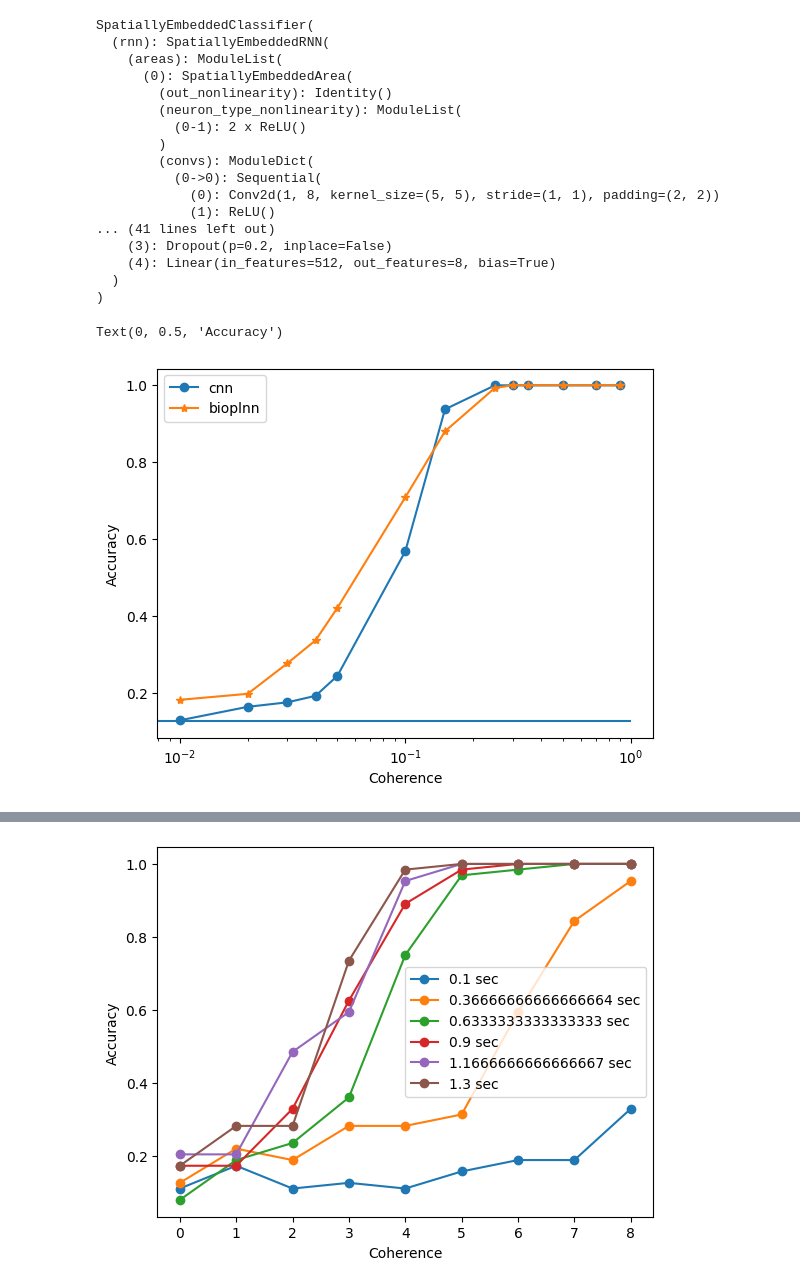
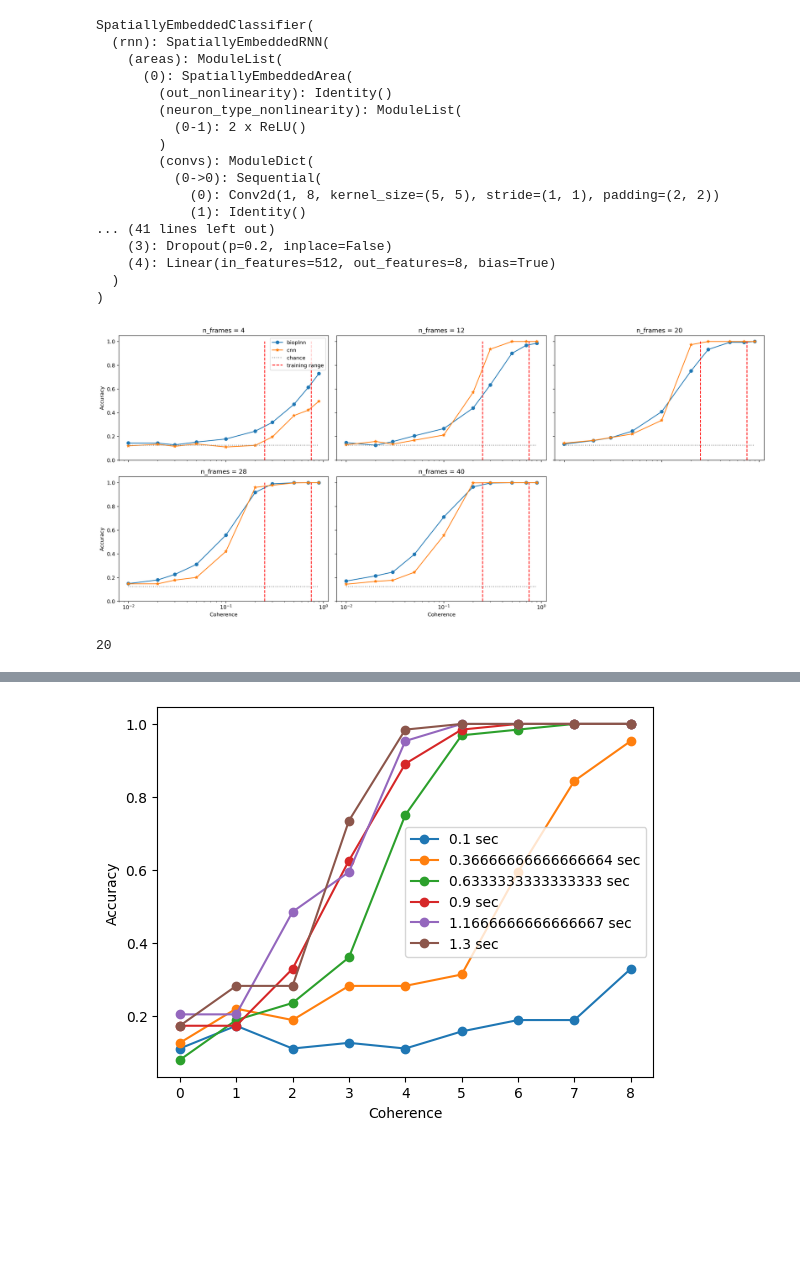
Before and after one commit to FieteLab/torch-biopl-dev, a Jupyter notebook: scripts/dots_controlled_inputs.ipynb, the cells around one changed output, grey strips where cells are left out. Saved outputs shown, nothing was run; the diff lists cells and outputs as text; code cells hidden in the pictures; blank space fills up the shorter version.

```diff
--- a/scripts/dots_controlled_inputs.ipynb
+++ b/scripts/dots_controlled_inputs.ipynb
@@ -90,11 +90,13 @@ def load_model_and_config(wandb_name, checkpoint_path):
 
     return model, classifier, num_steps, full_cfg
 # %%
-wandb_name = "fancy-silence-24"
-checkpoint = 370
+# wandb_name = "fancy-silence-24"
+# checkpoint = 370
 
-# wandb_name = "glowing-deluge-31"
-# checkpoint = 330
+wandb_name = "glowing-deluge-31"
+checkpoint = 330
+
+wandb_name, checkpoint = "rosy-morning-40", 390 # new jawn
 
 # ——— Load model config & instantiate ———
 model, classifier, num_steps, cfg = load_model_and_config(wandb_name, checkpoint_path)
@@ -116,7 +118,7 @@ SpatiallyEmbeddedClassifier(
         (convs): ModuleDict(
           (0->0): Sequential(
             (0): Conv2d(1, 8, kernel_size=(5, 5), stride=(1, 1), padding=(2, 2))
-            (1): ReLU()
+            (1): Identity()
 ... (41 lines left out)
     (3): Dropout(p=0.2, inplace=False)
     (4): Linear(in_features=512, out_features=8, bias=True)
@@ -171,17 +177,3 @@ for correlation in tqdm(correlations):
         torch.cuda.empty_cache()
         gc.collect()
     all_accuracies.append(accuracies)
-# %%
-plt.plot(correlations, np.array(all_cnn_accuracies)[:, 0], marker="o", label="cnn")
-# plt.plot(correlations, np.array(all_cnn_accuracies2)[:, 0], marker="o", label="cnn")
-plt.plot(correlations, np.array(all_bioplnn_accuracies)[:, 0], marker="*", label="bioplnn")
-# plt.plot(correlations, np.array(all_bioplnn_accuracies2)[:, 0], marker="*", label="bioplnn2")
-
-plt.legend()
-plt.hlines(1/8, 0, 1)
-plt.xscale("log")
-plt.xlabel("Coherence")
-plt.ylabel("Accuracy")
-# %% [output]
-Text(0, 0.5, 'Accuracy')
-[figure, removed]
@@ -187,0 +182,41 @@ Text(0, 0.5, 'Accuracy')
+# %%
+import matplotlib as mpl
+
+# Use a professional color palette
+color_map = plt.get_cmap("tab10")  # or try "Set2", "tab20", "Dark2", etc.
+
+n_rows = int(np.ceil(len(n_frames_list) / 3))
+n_cols = 3
+fig, axes = plt.subplots(n_rows, n_cols, figsize=(18, 4 * n_rows), sharex=True, sharey=True)
+axes = axes.flatten()
+
+mpl.rcParams.update({'axes.prop_cycle': mpl.cycler(color=[color_map(i) for i in range(len(n_frames_list))])})
+
+for i, n_frames in enumerate(n_frames_list):
+    ax = axes[i]
+    ax.plot(coherences, np.array(all_accuracies)[:, i], marker="o", label="bioplnn")
+    ax.plot(coherences, np.array(all_cnn_accuracies)[:, i], marker="*", label="cnn")
+    ax.hlines(1/8, min(coherences), max(coherences), colors='gray', linestyles='dotted', label="chance")
+    ax.vlines([0.25, 0.75], ymin=0, ymax=1, colors='red', linestyles='dashed', label="training range")
+    ax.set_xscale("log")
+    ax.set_ylim(0, 1.05)
+    ax.set_title(f"n_frames = {n_frames}")
+    if i % n_cols == 0:
+        ax.set_ylabel("Accuracy")
+    if i >= (n_rows - 1) * n_cols:
+        ax.set_xlabel("Coherence")
+    if i == 0:
+        ax.legend()
+
+# Hide any unused subplots
+for j in range(len(n_frames_list), len(axes)):
+    fig.delaxes(axes[j])
+
+plt.tight_layout()
+plt.show()
+# %% [output]
+[figure, added]
+# %%
+len(all_accuracies)
+# %% [output]
+20
```
Also changed, not shown: parts of 7 cells of this notebook, 12 other files.
